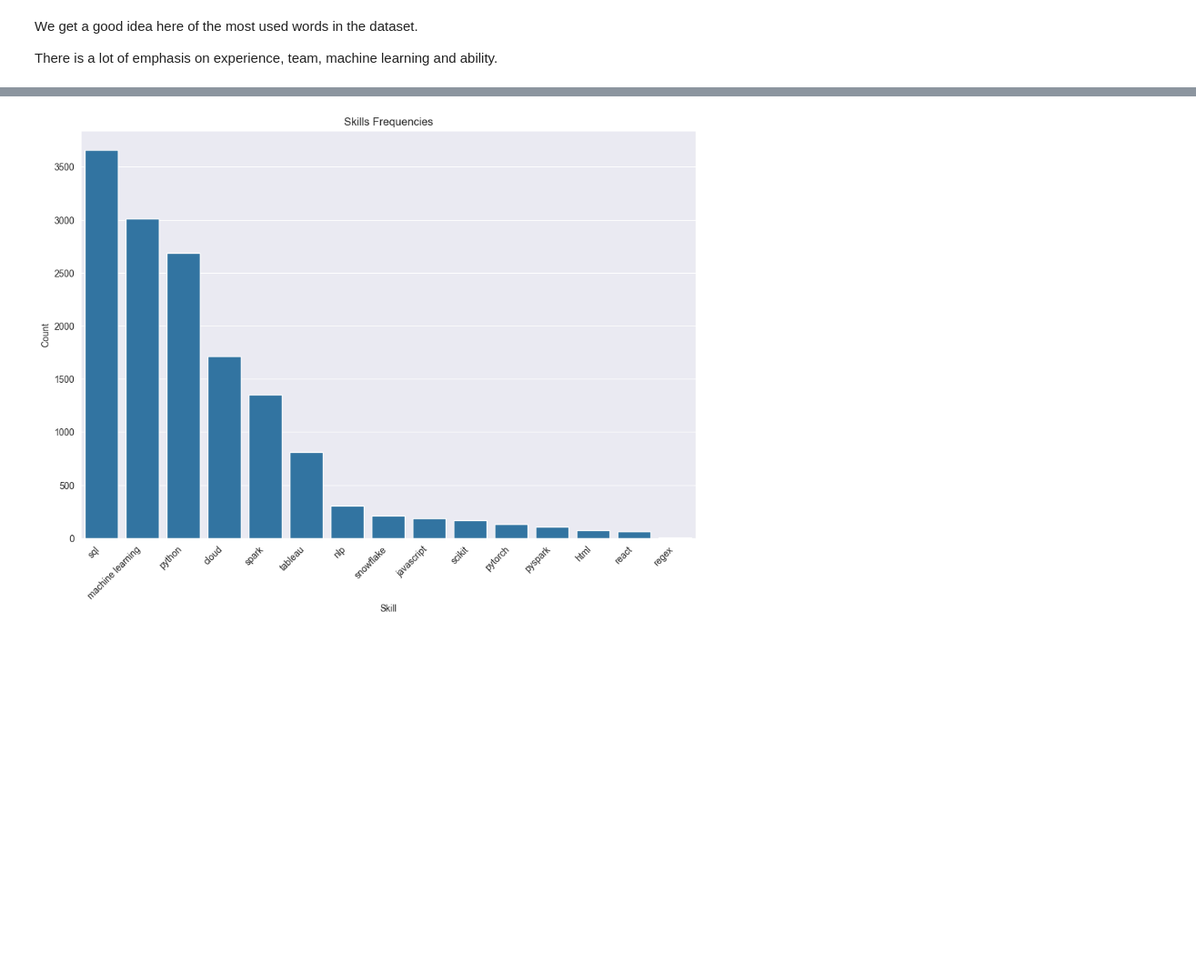
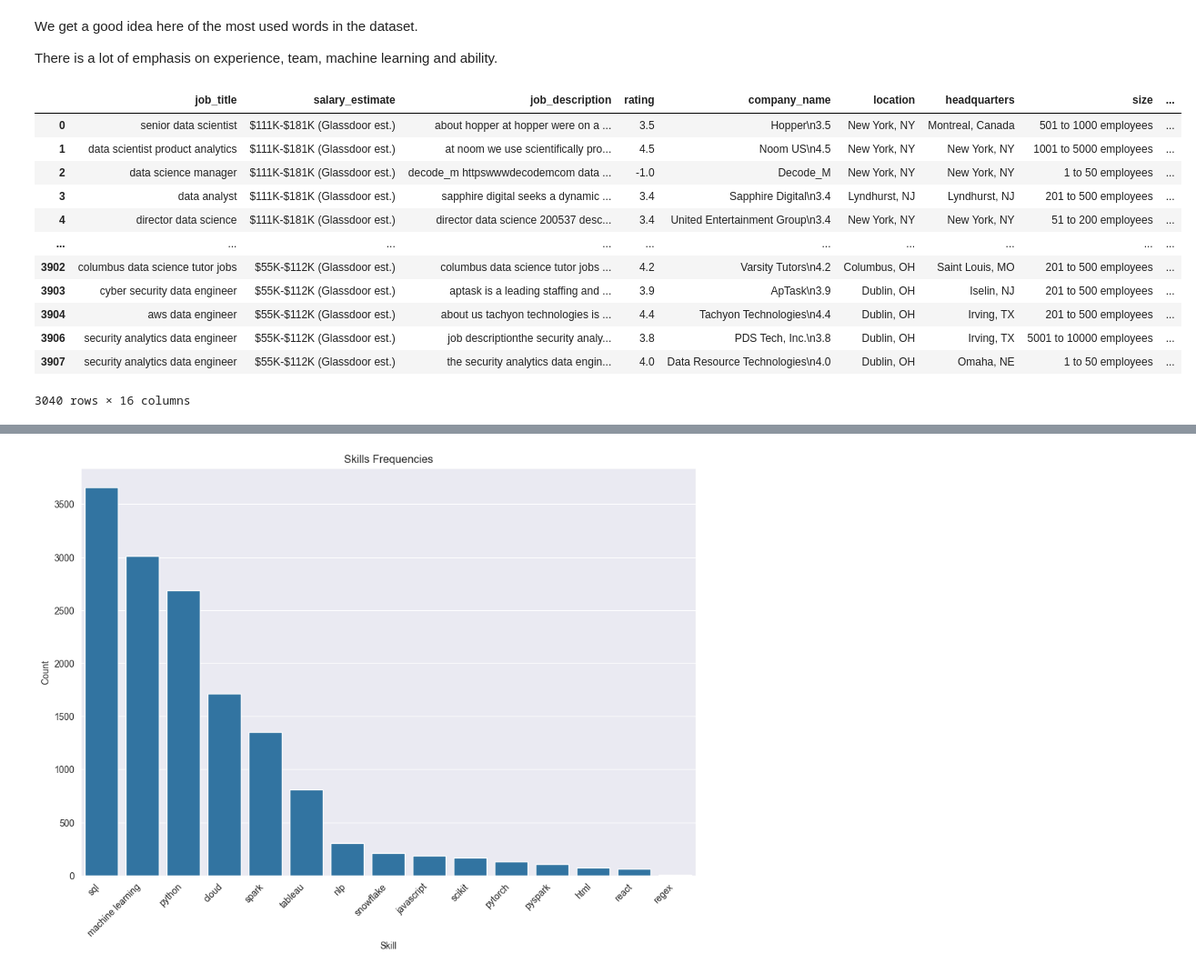
Before and after one commit to Thomas-Kulch/text_data_toolkit, a Jupyter notebook: eda/EDA_Job_Descriptions.ipynb, the cells around one changed output, grey strips where cells are left out. Shown at 91% size. Saved outputs shown, nothing was run; the diff lists cells and outputs as text; code cells hidden in the pictures; blank space fills up the shorter version.

```diff
--- a/eda/EDA_Job_Descriptions.ipynb
+++ b/eda/EDA_Job_Descriptions.ipynb
@@ -364,5 +367,25 @@ wordcloud_2020
 We get a good idea here of the most used words in the dataset.
 
 There is a lot of emphasis on experience, team, machine learning and ability.
+# %%
+# Sentiment Analysis
+df_ds_jobs_raw_no_dups["Sentiment"] = df_ds_jobs_raw_no_dups["job_description"].apply(
+    lambda x: dt.label_data_sentiment(x))
+
+df_ds_jobs_raw_no_dups
+# %% [output]
+|  | job_title | salary_estimate | job_description | rating | company_name | location | headquarters | size | ... |
+| 0 | senior data scientist | $111K-$181K (Glassdoor est.) | about hopper at hopper were on a ... | 3.5 | Hopper\n3.5 | New York, NY | Montreal, Canada | 501 to 1000 employees | ... |
+| 1 | data scientist product analytics | $111K-$181K (Glassdoor est.) | at noom we use scientifically pro... | 4.5 | Noom US\n4.5 | New York, NY | New York, NY | 1001 to 5000 employees | ... |
+| 2 | data science manager | $111K-$181K (Glassdoor est.) | decode_m httpswwwdecodemcom data ... | -1.0 | Decode_M | New York, NY | New York, NY | 1 to 50 employees | ... |
+| 3 | data analyst | $111K-$181K (Glassdoor est.) | sapphire digital seeks a dynamic ... | 3.4 | Sapphire Digital\n3.4 | Lyndhurst, NJ | Lyndhurst, NJ | 201 to 500 employees | ... |
+| 4 | director data science | $111K-$181K (Glassdoor est.) | director data science 200537 desc... | 3.4 | United Entertainment Group\n3.4 | New York, NY | New York, NY | 51 to 200 employees | ... |
+| ... | ... | ... | ... | ... | ... | ... | ... | ... | ... |
+| 3902 | columbus data science tutor jobs | $55K-$112K (Glassdoor est.) | columbus data science tutor jobs ... | 4.2 | Varsity Tutors\n4.2 | Columbus, OH | Saint Louis, MO | 201 to 500 employees | ... |
+| 3903 | cyber security data engineer | $55K-$112K (Glassdoor est.) | aptask is a leading staffing and ... | 3.9 | ApTask\n3.9 | Dublin, OH | Iselin, NJ | 201 to 500 employees | ... |
+| 3904 | aws data engineer | $55K-$112K (Glassdoor est.) | about us tachyon technologies is ... | 4.4 | Tachyon Technologies\n4.4 | Dublin, OH | Irving, TX | 201 to 500 employees | ... |
+| 3906 | security analytics data engineer | $55K-$112K (Glassdoor est.) | job descriptionthe security analy... | 3.8 | PDS Tech, Inc.\n3.8 | Dublin, OH | Irving, TX | 5001 to 10000 employees | ... |
+| 3907 | security analytics data engineer | $55K-$112K (Glassdoor est.) | the security analytics data engin... | 4.0 | Data Resource Technologies\n4.0 | Dublin, OH | Omaha, NE | 1 to 50 employees | ... |
+3040 rows × 16 columns
 # %%
 # check sentiment distribution of descriptions
```
Also changed, not shown: parts of 9 cells of this notebook, 1 other file.
